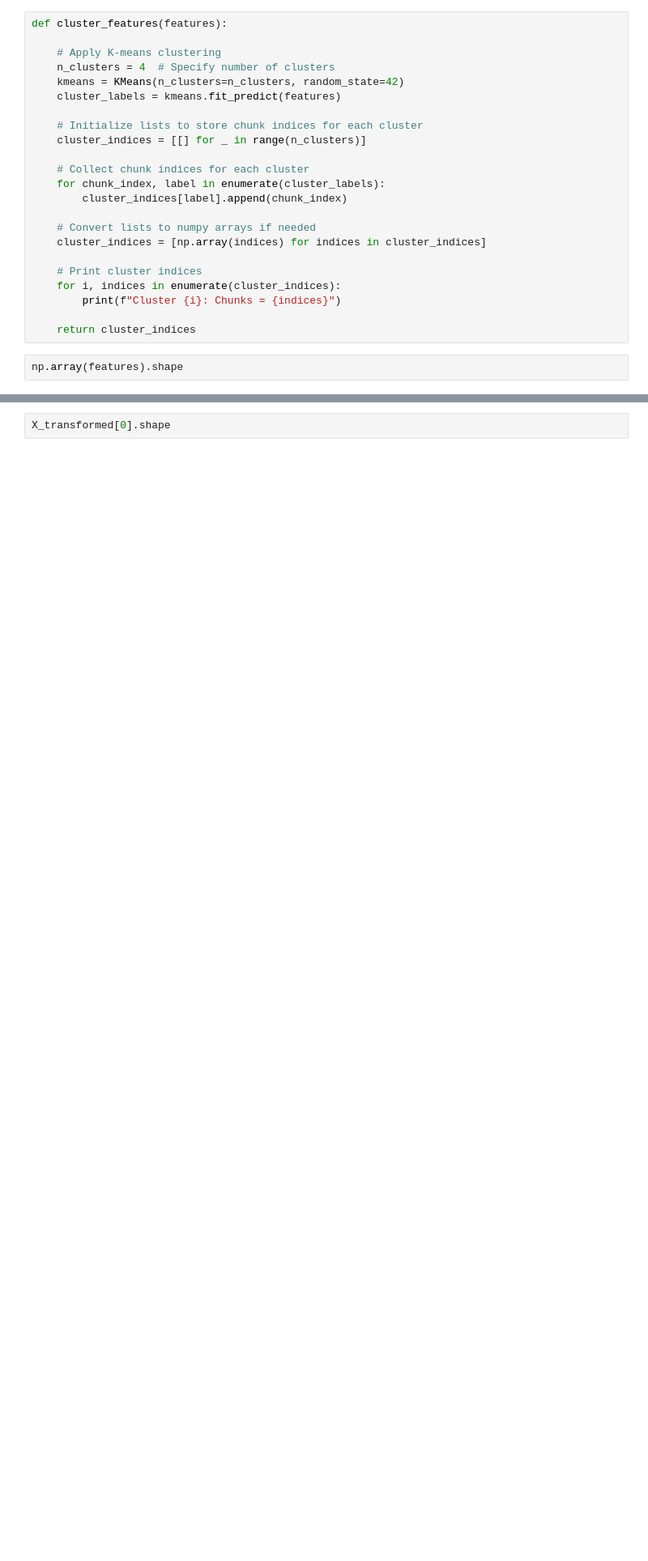
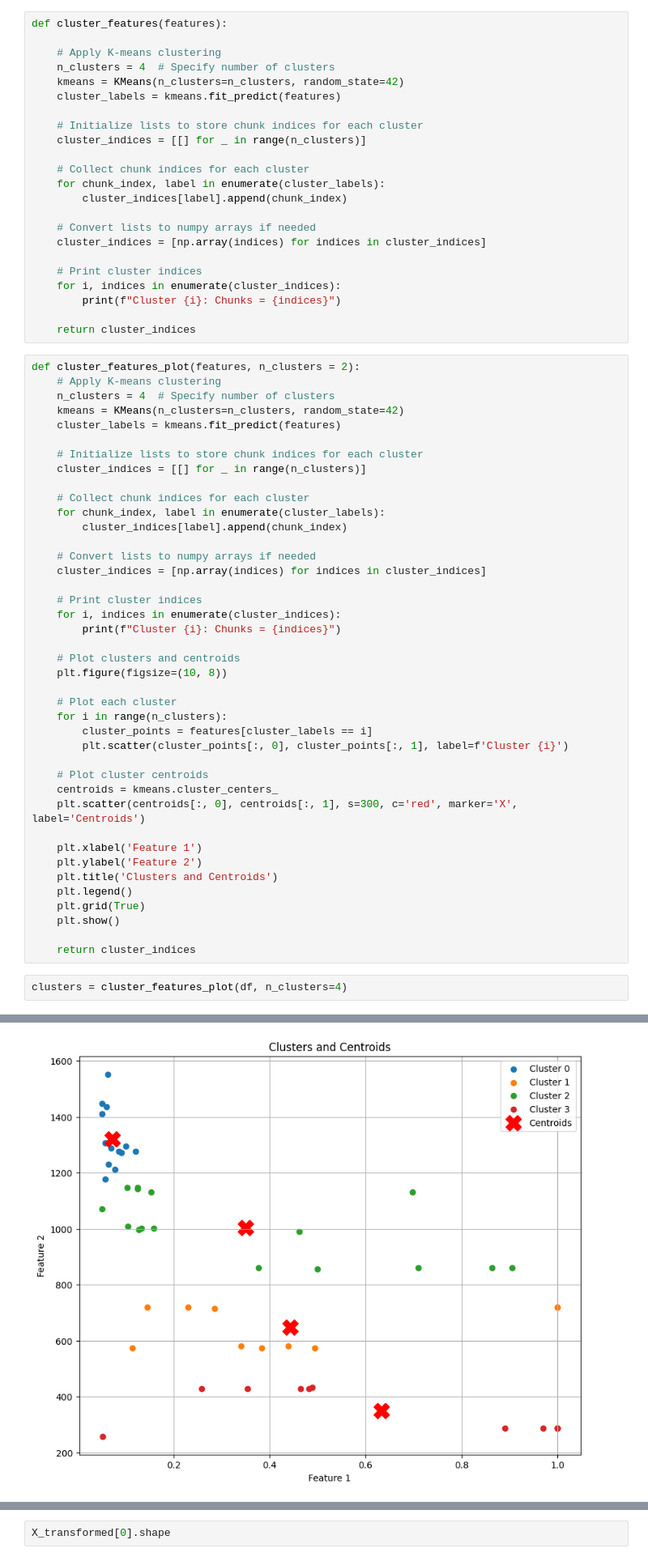
Before and after one commit to ale-chen/afrl-uav-detection, a Jupyter notebook: featureExtraction/featureClustering.ipynb, the cells around one changed output, grey strips where cells are left out. Shown at 81% size. Saved outputs shown, nothing was run; the diff lists cells and outputs as text; blank space fills up the shorter version.

```diff
--- a/featureExtraction/featureClustering.ipynb
+++ b/featureExtraction/featureClustering.ipynb
@@ -61,6 +67,47 @@ def cluster_features(features):
         print(f"Cluster {i}: Chunks = {indices}")
 
     return cluster_indices
+# %%
+def cluster_features_plot(features, n_clusters = 2):
+    # Apply K-means clustering
+    n_clusters = 4  # Specify number of clusters
+    kmeans = KMeans(n_clusters=n_clusters, random_state=42)
+    cluster_labels = kmeans.fit_predict(features)
+
+    # Initialize lists to store chunk indices for each cluster
+    cluster_indices = [[] for _ in range(n_clusters)]
+
+    # Collect chunk indices for each cluster
+    for chunk_index, label in enumerate(cluster_labels):
+        cluster_indices[label].append(chunk_index)
+
+    # Convert lists to numpy arrays if needed
+    cluster_indices = [np.array(indices) for indices in cluster_indices]
+
+    # Print cluster indices
+    for i, indices in enumerate(cluster_indices):
+        print(f"Cluster {i}: Chunks = {indices}")
+
+    # Plot clusters and centroids
+    plt.figure(figsize=(10, 8))
+
+    # Plot each cluster
+    for i in range(n_clusters):
+        cluster_points = features[cluster_labels == i]
+        plt.scatter(cluster_points[:, 0], cluster_points[:, 1], label=f'Cluster {i}')
+
+    # Plot cluster centroids
+    centroids = kmeans.cluster_centers_
+    plt.scatter(centroids[:, 0], centroids[:, 1], s=300, c='red', marker='X', label='Centroids')
+
+    plt.xlabel('Feature 1')
+    plt.ylabel('Feature 2')
+    plt.title('Clusters and Centroids')
+    plt.legend()
+    plt.grid(True)
+    plt.show()
+
+    return cluster_indices
 # %%
-np.array(features).shape
+clusters = cluster_features_plot(df, n_clusters=4)
 # %% [output]
@@ -68,3 +118,4 @@ np.array(features).shape
+[figure, added]
 # %%
 from sklearn.decomposition import FastICA
 
```
Also changed, not shown: parts of 5 cells of this notebook, 2 other files.
